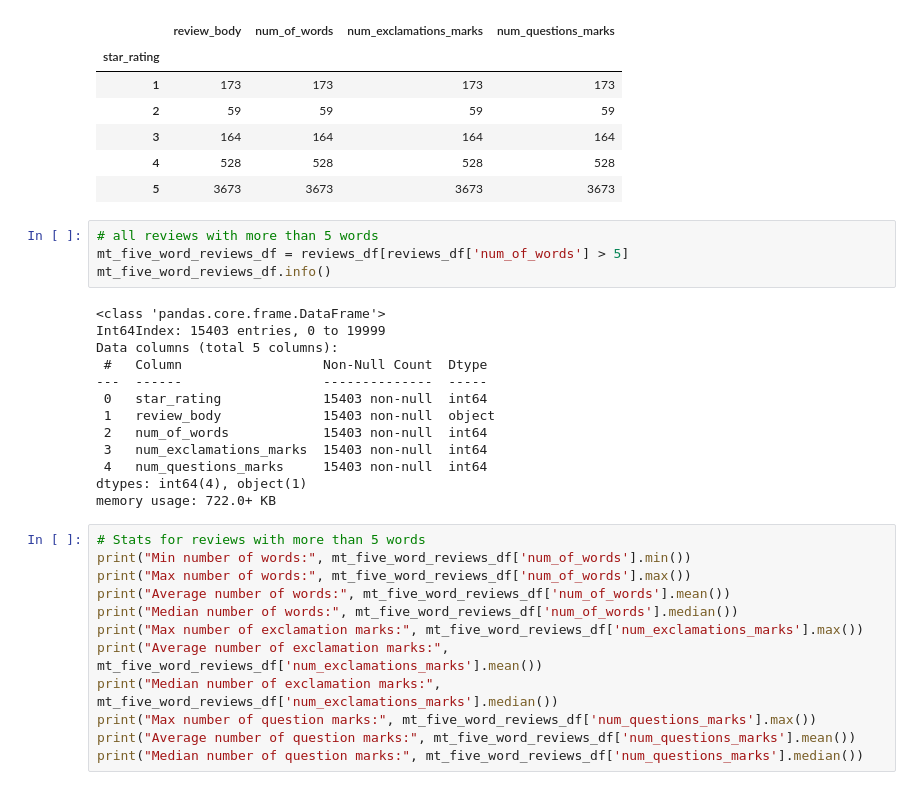
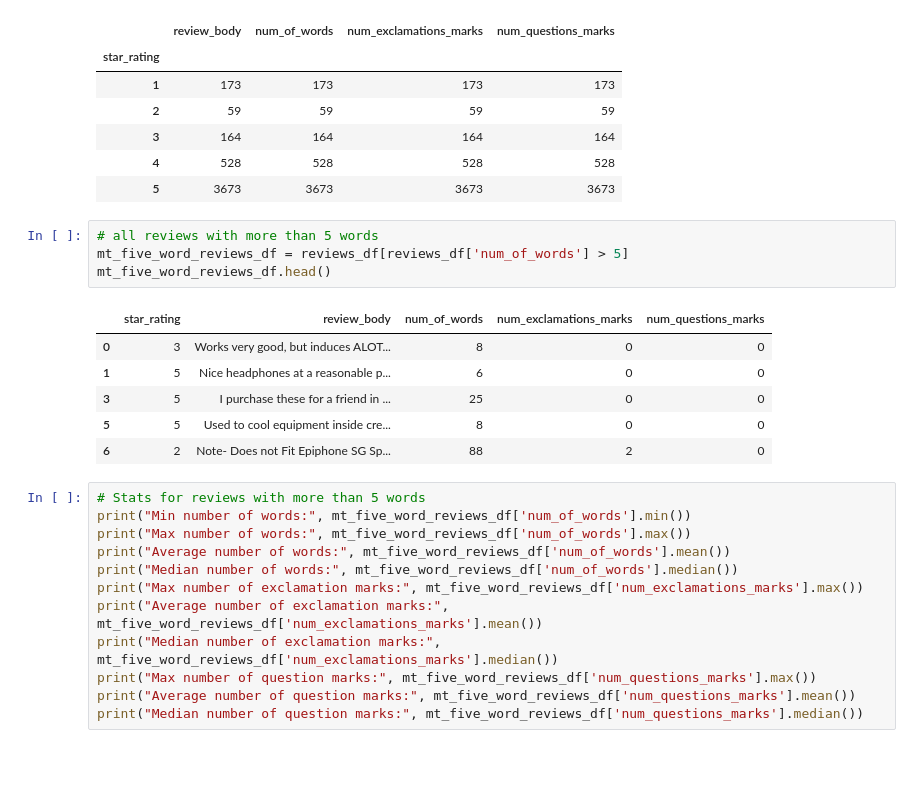
Before and after one commit to wiredmerlin/predicting_star_ratings, a Jupyter notebook: project02.ipynb, the cells around one changed output. Drawn from its saved outputs; the diff is of its cells as text; blank space fills up the shorter version.

```diff
--- a/project02.ipynb
+++ b/project02.ipynb
@@ -394,20 +394,14 @@ five_less_word_reviews_df.groupby(['star_rating']).count()
 # %%
 # all reviews with more than 5 words
 mt_five_word_reviews_df = reviews_df[reviews_df['num_of_words'] > 5]
-mt_five_word_reviews_df.info()
+mt_five_word_reviews_df.head()
 # %% [output]
-<class 'pandas.core.frame.DataFrame'>
-Int64Index: 15403 entries, 0 to 19999
-Data columns (total 5 columns):
- #   Column                  Non-Null Count  Dtype
----  ------                  --------------  -----
- 0   star_rating             15403 non-null  int64
- 1   review_body             15403 non-null  object
- 2   num_of_words            15403 non-null  int64
- 3   num_exclamations_marks  15403 non-null  int64
- 4   num_questions_marks     15403 non-null  int64
-dtypes: int64(4), object(1)
-memory usage: 722.0+ KB
+|  | star_rating | review_body | num_of_words | num_exclamations_marks | num_questions_marks |
+| 0 | 3 | Works very good, but induces ALOT... | 8 | 0 | 0 |
+| 1 | 5 | Nice headphones at a reasonable p... | 6 | 0 | 0 |
+| 3 | 5 | I purchase these for a friend in ... | 25 | 0 | 0 |
+| 5 | 5 | Used to cool equipment inside cre... | 8 | 0 | 0 |
+| 6 | 2 | Note- Does not Fit Epiphone SG Sp... | 88 | 2 | 0 |
 # %%
 # Stats for reviews with more than 5 words
 print("Min number of words:", mt_five_word_reviews_df['num_of_words'].min())
```
Also changed, not shown: parts of 5 cells of this notebook.
